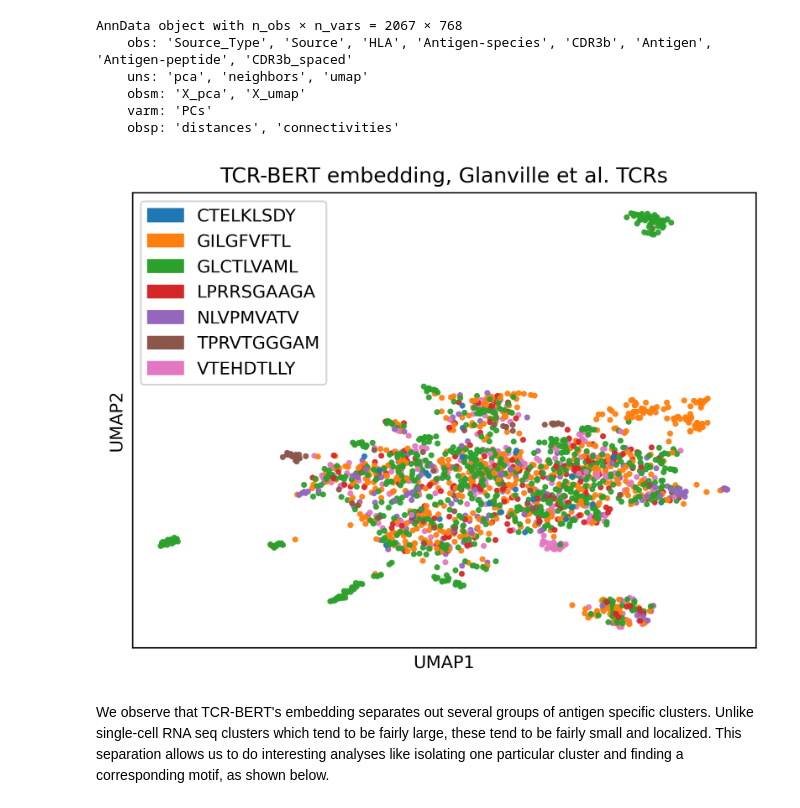
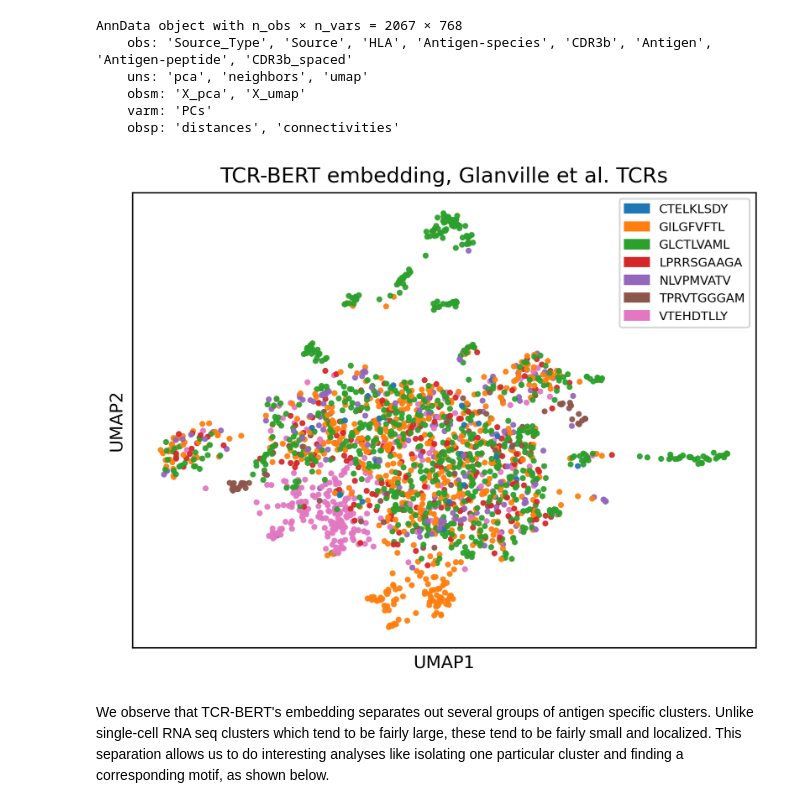
Before and after one commit to wukevin/tcr-bert, a Jupyter notebook: jupyter/transformers_glanville_classifier_and_clustering.ipynb, the cells around one changed output. Saved outputs shown, nothing was run; the diff lists cells and outputs as text; code cells hidden in the pictures.

```diff
--- a/jupyter/transformers_glanville_classifier_and_clustering.ipynb
+++ b/jupyter/transformers_glanville_classifier_and_clustering.ipynb
@@ -84,7 +86,7 @@ Counter({'M1': 587,
 
 We start by visualizing the embedding that TCR-BERT produces for each of these sequences.
 # %%
-embedding_kwargs = {"method": "mean", "layers": [-5]}
+embedding_kwargs = {"method": "mean", "layers": [-1]}
 glanville_embeddings = model_utils.get_transformer_embeddings(
     TRANSFORMER, list(glanville['CDR3b']), **embedding_kwargs,
     device=3,
@@ -114,11 +116,12 @@ AnnData object with n_obs × n_vars = 2067 × 768
 # %%
 importlib.reload(plot_utils)
 plot_utils.plot_anndata_rep(
     glanville_embedding_adata, color='Antigen-peptide', direct_label=False, cmap=plt.get_cmap('tab10'),
     title="TCR-BERT embedding, Glanville et al. TCRs",
+    legend_size=7,
     fname=os.path.join(PLOT_DIR, "glanville_embed_umap_antigen.pdf"),
 ).show()
 # %% [output]
-[figure, old version]
+[figure, new version]
 # %% [markdown]
 We observe that TCR-BERT's embedding separates out several groups of antigen specific clusters. Unlike single-cell RNA seq clusters which tend to be fairly large, these tend to be fairly small and localized. This separation allows us to do interesting analyses like isolating one particular cluster and finding a corresponding motif, as shown below.
```
Also changed, not shown: parts of 28 cells of this notebook, 15 other files.
